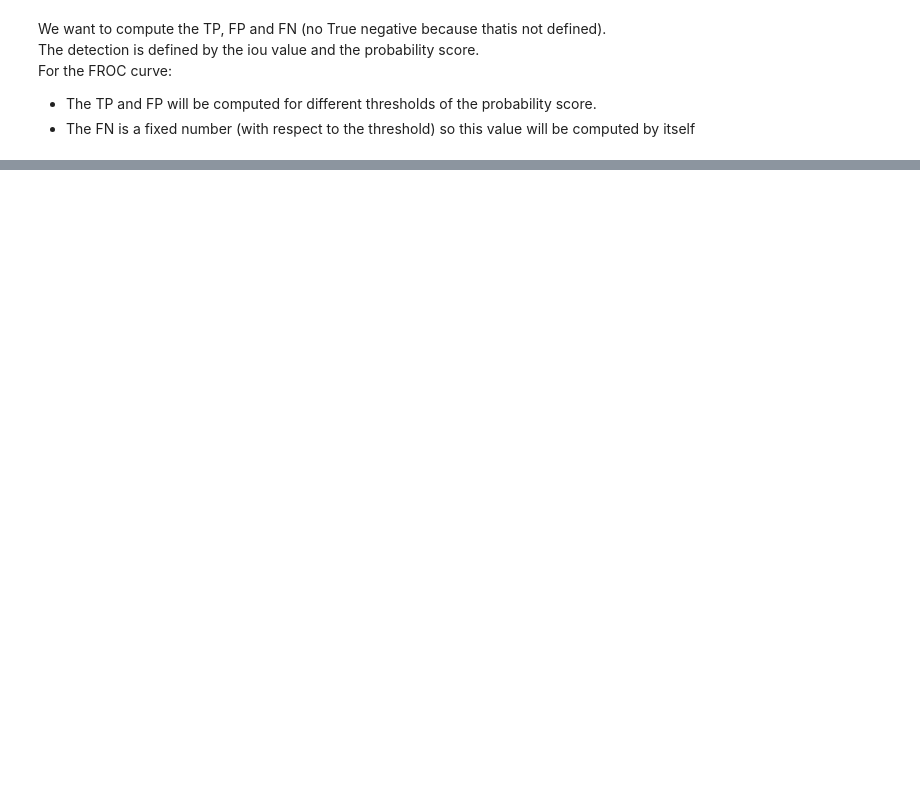
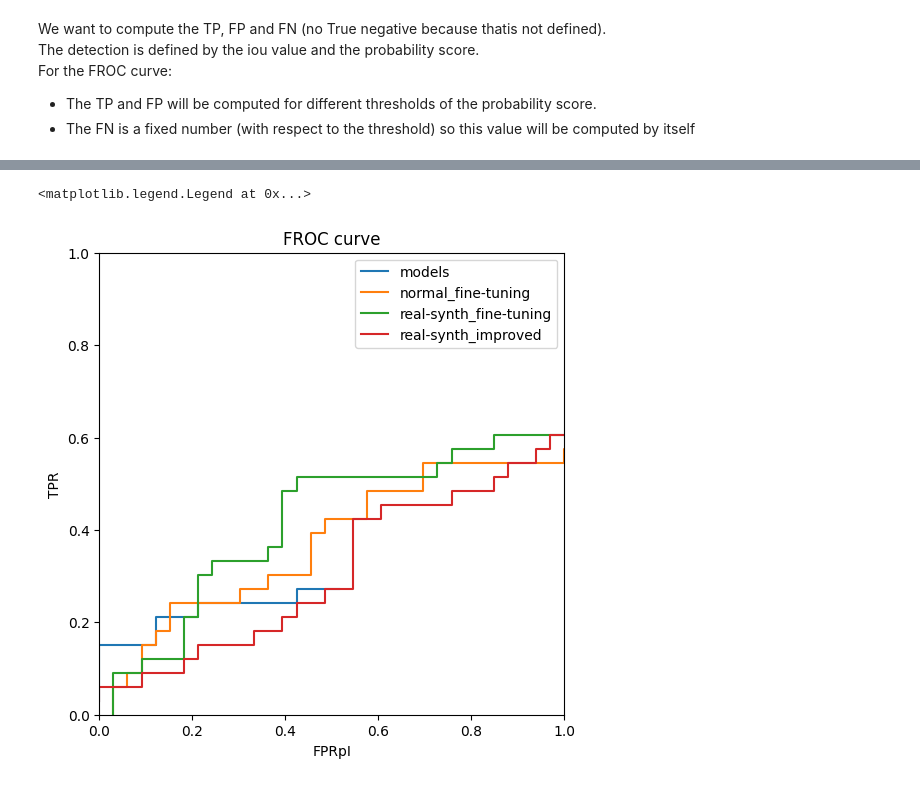
Before and after one commit to Likalto4/CEM-Detect, a Jupyter notebook: detection/inference/SET_dataset/prediction.ipynb, the cells around one changed output, grey strips where cells are left out. Drawn from its saved outputs; the diff is of its cells as text; code cells hidden in the pictures; blank space fills up the shorter version.

Commit message:
computed FROC curve

```diff
--- a/detection/inference/SET_dataset/prediction.ipynb
+++ b/detection/inference/SET_dataset/prediction.ipynb
@@ -70,12 +68,2 @@ detector = lesion_detector(config_file, model_file, metadata_path, im_dir, min_s
 # %% [markdown]
     Remember the prediction will be make per image
-# %%
-detector.start_metrics()
-for im_name in detector.test_df['image_name'].unique()[0:11]:
-    detector.c_im_name = im_name
-    detector.prepare_im_gt()
-    detector.predict()
-    detector.show_c_predictions()
-    # mtrics computing
-    used_preds = detector.compute_TP_FN_counts(show=True)
-    detector.compute_FP_counts(used_preds)
@@ -105,3 +73,44 @@ The detection is defined by the iou value and the probability score.<br>
 For the FROC curve:
 - The TP and FP will be computed for different thresholds of the probability score.
 - The FN is a fixed number (with respect to the threshold) so this value will be computed by itself
+# %%
+## model inputs
+config_file = repo_path / 'detection/training/data/config_files/fine_tuning_CEM.yaml'
+min_score = 0.1 # minimum score threshold to keep the prediction
+## data inputs
+im_dir = repo_path / 'data/SET-Mex/images/substracted_jpg'
+metadata_path = repo_path / 'data/SET-Mex/metadata/SET_png_metadata.csv'
+
+mod_num = '04'
+
+fig, ax = plt.subplots(figsize=(6,6))
+ax.set_xlabel('FPRpI')
+ax.set_ylabel('TPR')
+ax.set_title('FROC curve')
+# set TPR limits
+ax.set_ylim(0,1)
+ax.set_xlim(0,1)
+
+for model_file in [repo_path / 'data/models/model_final_R_101_omidb_30k_dbt9k_f12_gray.pth',
+                   repo_path / f'detection/training/results/normal_fine-tuning/model_00{mod_num}999.pth',
+                   repo_path / f'detection/training/results/real-synth_fine-tuning/model_00{mod_num}999.pth',
+                   repo_path / f'detection/training/results/real-synth_improved/model_00{mod_num}999.pth',
+
+                   ]:
+
+    detector = lesion_detector(config_file, model_file, metadata_path, im_dir, min_score)
+    detector.start_metrics()
+    for im_name in detector.test_df['image_name'].unique()[0:]:
+        detector.c_im_name = im_name
+        detector.prepare_im_gt()
+        detector.predict()
+        # detector.show_c_predictions()
+        # metrics computing
+        used_preds = detector.compute_TP_FN_counts(show=False)
+        detector.compute_FP_counts(used_preds)
+    froc_info  = detector.compute_FROC()
+
+    # smooth curve
+    ax.plot(froc_info['FPpI'], froc_info['TPR'], marker='', label=f'{model_file.parent.name}')
+ax.legend()
+# %% [output]
@@ -107,0 +121,2 @@ For the FROC curve:
+<matplotlib.legend.Legend at 0x...>
+[figure, added]
```
Also changed, not shown: parts of 5 cells of this notebook, 1 other file.
